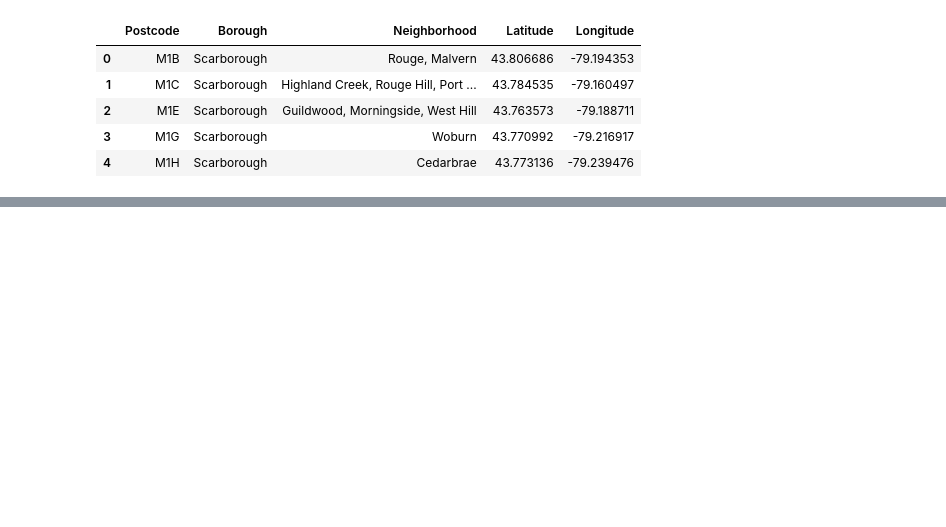
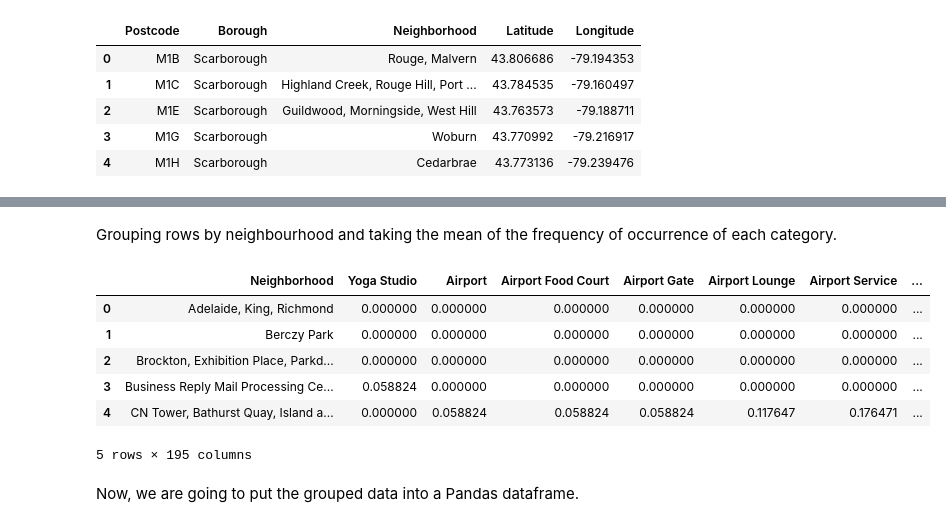
Before and after one commit to shreddy1/Coursera_Capstone, a Jupyter notebook: Datascience capstone.ipynb, the cells around one changed output, grey strips where cells are left out. Cells and saved outputs as stored; diff of their text form; code cells hidden in the pictures; blank space fills up the shorter version.

```diff
--- a/Datascience capstone.ipynb
+++ b/Datascience capstone.ipynb
@@ -140,0 +244,15 @@ postcode_coordinates.head()
+# %%
+toronto_map=folium.Map(location=[latitude, longitude], zoom_start=11)
+for lat,long,label in zip(toronto_data['Latitude'], toronto_data['Longitude'], toronto_data['Neighborhood']):
+    label = folium.Popup(label, parse_html=True)
+    folium.CircleMarker(
+        [lat, long],
+        radius=5,
+        popup=label,
+        color='blue',
+        fill=True,
+        fill_color='#3186cc',
+        fill_opacity=0.7,
+        parse_html=False).add_to(toronto_map)
+
+toronto_map
@@ -140,0 +263,7 @@ postcode_coordinates.head()
+# %%
+CLIENT_ID="1SYPLBVQSBJROI3EAS5NGXGYBQ0WZ0JFUURTLJZYQL4TACGD"
+CLIENT_SECRET="JEWQ3X5RESQT02ZCCGUSTVA4BFAZ3MKKJ1TIKT31TPHMTODI"
+VERSION="20190803"
+LIMIT = 30
+print('CLIENT_ID: ' + CLIENT_ID)
+print('CLIENT_SECRET:' + CLIENT_SECRET)
@@ -140,0 +372,11 @@ postcode_coordinates.head()
+# %%
+toronto_onehot = pd.get_dummies(toronto_venue[['Venue Category']], prefix="", prefix_sep="")
+
+# we are adding neighborhood column back to dataframe
+toronto_onehot['Neighborhood'] = toronto_venue['Neighborhood']
+
+# we are moving neighborhood column to the first column
+fixed_columns = [toronto_onehot.columns[-1]] + list(toronto_onehot.columns[:-1])
+toronto_onehot = toronto_onehot[fixed_columns]
+
+toronto_onehot.head()
@@ -140,0 +391,15 @@ postcode_coordinates.head()
+# %% [markdown]
+Grouping rows by neighbourhood and taking the mean of the frequency of occurrence of each category.
+# %%
+group_toronto= toronto_onehot.groupby('Neighborhood').mean().reset_index()
+group_toronto.head()
+# %% [output]
+|  | Neighborhood | Yoga Studio | Airport | Airport Food Court | Airport Gate | Airport Lounge | Airport Service | ... |
+| 0 | Adelaide, King, Richmond | 0.000000 | 0.000000 | 0.000000 | 0.000000 | 0.000000 | 0.000000 | ... |
+| 1 | Berczy Park | 0.000000 | 0.000000 | 0.000000 | 0.000000 | 0.000000 | 0.000000 | ... |
+| 2 | Brockton, Exhibition Place, Parkd... | 0.000000 | 0.000000 | 0.000000 | 0.000000 | 0.000000 | 0.000000 | ... |
+| 3 | Business Reply Mail Processing Ce... | 0.058824 | 0.000000 | 0.000000 | 0.000000 | 0.000000 | 0.000000 | ... |
+| 4 | CN Tower, Bathurst Quay, Island a... | 0.000000 | 0.058824 | 0.058824 | 0.058824 | 0.117647 | 0.176471 | ... |
+5 rows × 195 columns
+# %% [markdown]
+Now, we are going to put the grouped data into a Pandas dataframe.
```
Also changed, not shown: parts of 32 cells of this notebook.
